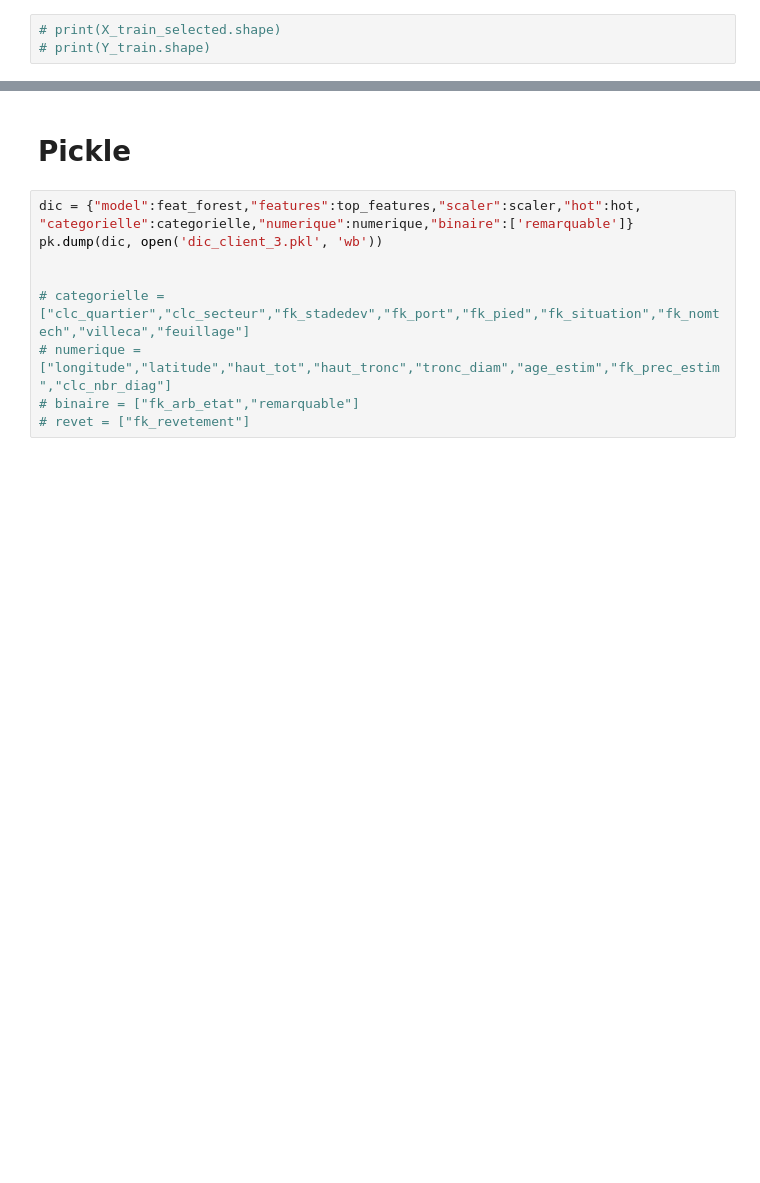
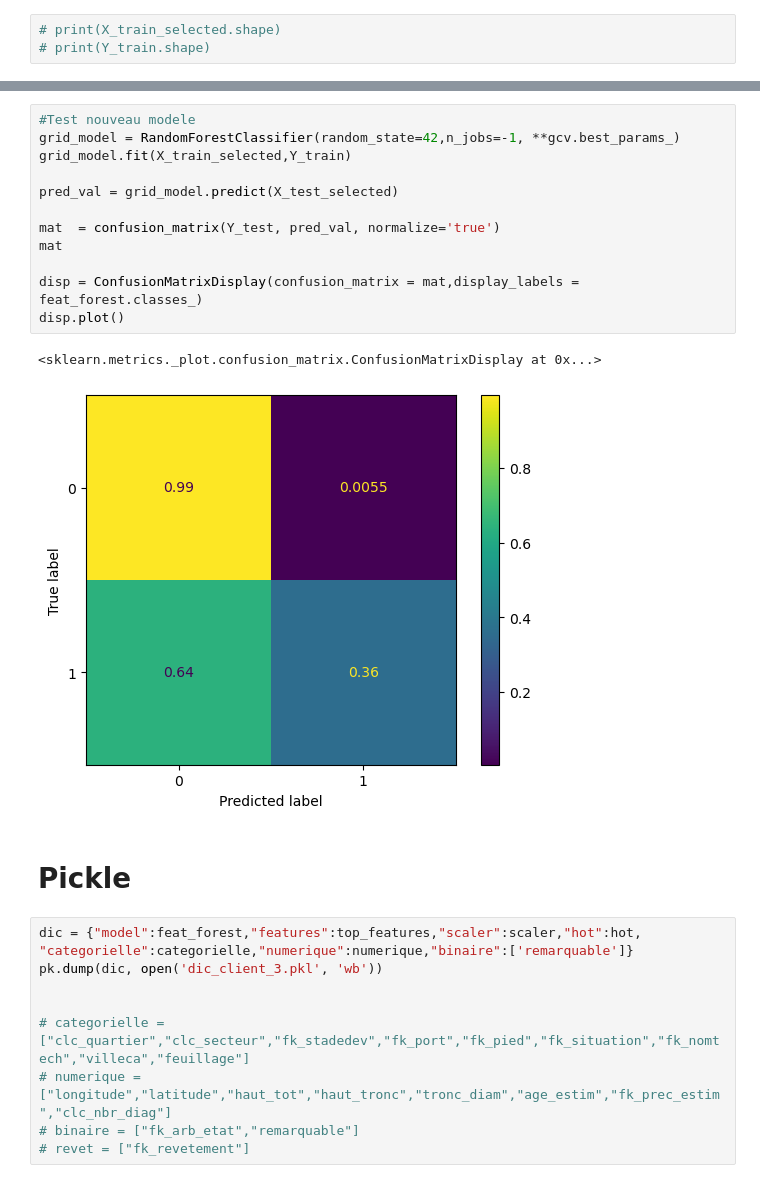
Before and after one commit to thilex12/projet_IA, a Jupyter notebook: client_3_rts_hotone smote start.ipynb, the cells around one changed output, grey strips where cells are left out. Saved outputs shown, nothing was run; the diff lists cells and outputs as text; blank space fills up the shorter version.

```diff
--- a/client_3_rts_hotone smote start.ipynb
+++ b/client_3_rts_hotone smote start.ipynb
@@ -338,3 +341,18 @@ array([[1.   , 0.   ],
+# %%
+#Test nouveau modele
+grid_model = RandomForestClassifier(random_state=42,n_jobs=-1, **gcv.best_params_)
+grid_model.fit(X_train_selected,Y_train)
+
+pred_val = grid_model.predict(X_test_selected)
+
+mat  = confusion_matrix(Y_test, pred_val, normalize='true')
+mat
+
+disp = ConfusionMatrixDisplay(confusion_matrix = mat,display_labels =  feat_forest.classes_)
+disp.plot()
+# %% [output]
+<sklearn.metrics._plot.confusion_matrix.ConfusionMatrixDisplay at 0x...>
+[figure, added]
 # %% [markdown]
 # Pickle
 # %%
```
Also changed, not shown: parts of 7 cells of this notebook, 3 other files.
